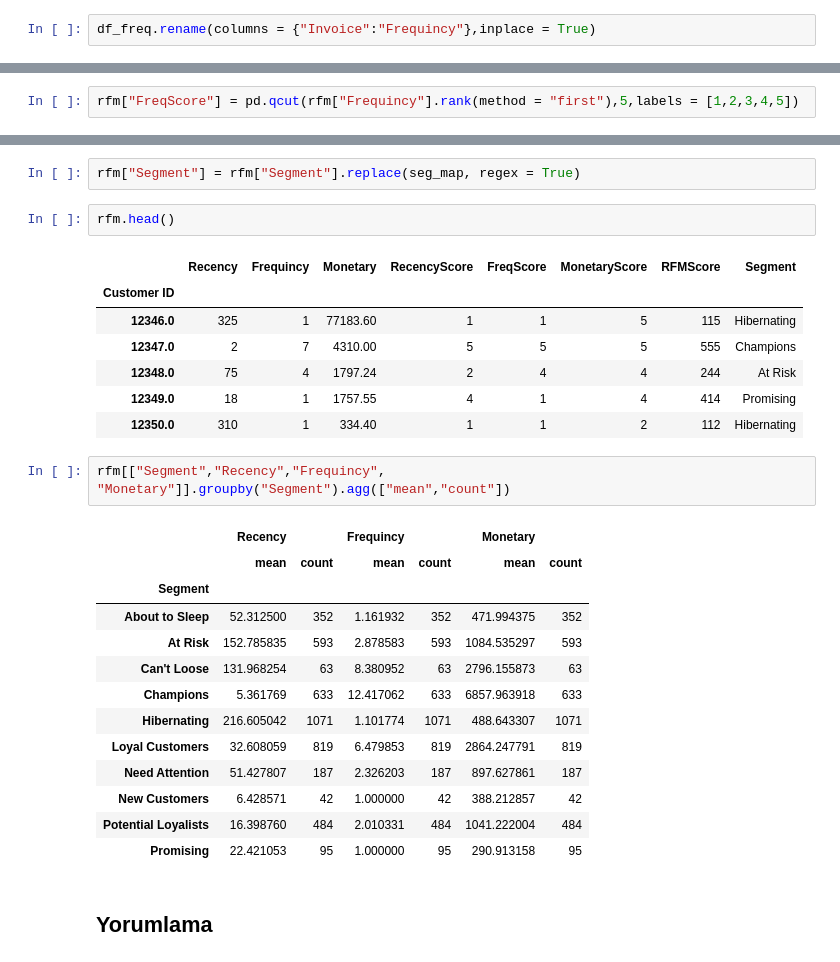
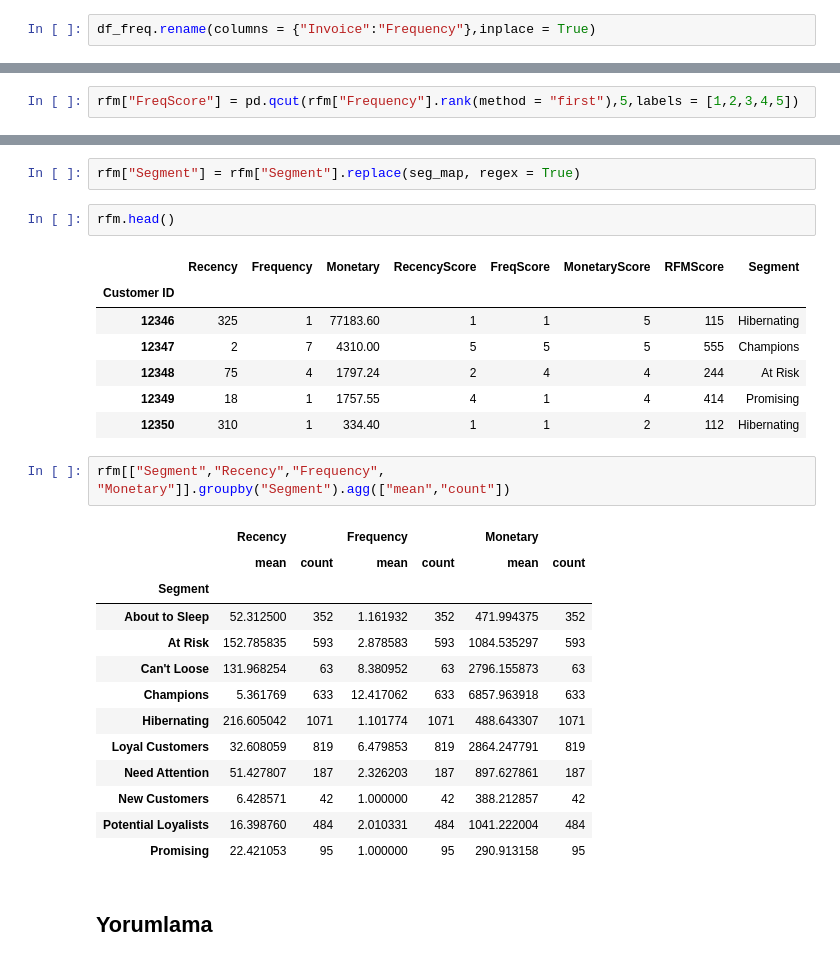
Before and after one commit to emirhan95/RFM, a Jupyter notebook: RFM.ipynb, the cells around one changed output, grey strips where cells are left out. Drawn from its saved outputs; the diff is of its cells as text.

```diff
--- a/RFM.ipynb
+++ b/RFM.ipynb
@@ -232,5 +232,5 @@ df_freq.head()
 # %%
-df_freq.rename(columns = {"Invoice":"Frequincy"},inplace = True)
+df_freq.rename(columns = {"Invoice":"Frequency"},inplace = True)
 # %%
 df_freq.head()
 # %% [output]
@@ -307,5 +307,5 @@ rfm.head()
 # %%
-rfm["FreqScore"] = pd.qcut(rfm["Frequincy"].rank(method = "first"),5,labels = [1,2,3,4,5])
+rfm["FreqScore"] = pd.qcut(rfm["Frequency"].rank(method = "first"),5,labels = [1,2,3,4,5])
 # %%
 rfm.head()
 # %% [output]
@@ -372,17 +372,17 @@ rfm["Segment"] = rfm["Segment"].replace(seg_map, regex = True)
 # %%
 rfm.head()
 # %% [output]
-|  | Recency | Frequincy | Monetary | RecencyScore | FreqScore | MonetaryScore | RFMScore | Segment |
+|  | Recency | Frequency | Monetary | RecencyScore | FreqScore | MonetaryScore | RFMScore | Segment |
 | Customer ID |  |  |  |  |  |  |  |  |
-| 12346.0 | 325 | 1 | 77183.60 | 1 | 1 | 5 | 115 | Hibernating |
-| 12347.0 | 2 | 7 | 4310.00 | 5 | 5 | 5 | 555 | Champions |
-| 12348.0 | 75 | 4 | 1797.24 | 2 | 4 | 4 | 244 | At Risk |
-| 12349.0 | 18 | 1 | 1757.55 | 4 | 1 | 4 | 414 | Promising |
-| 12350.0 | 310 | 1 | 334.40 | 1 | 1 | 2 | 112 | Hibernating |
+| 12346 | 325 | 1 | 77183.60 | 1 | 1 | 5 | 115 | Hibernating |
+| 12347 | 2 | 7 | 4310.00 | 5 | 5 | 5 | 555 | Champions |
+| 12348 | 75 | 4 | 1797.24 | 2 | 4 | 4 | 244 | At Risk |
+| 12349 | 18 | 1 | 1757.55 | 4 | 1 | 4 | 414 | Promising |
+| 12350 | 310 | 1 | 334.40 | 1 | 1 | 2 | 112 | Hibernating |
 # %%
-rfm[["Segment","Recency","Frequincy", "Monetary"]].groupby("Segment").agg(["mean","count"])
+rfm[["Segment","Recency","Frequency", "Monetary"]].groupby("Segment").agg(["mean","count"])
 # %% [output]
-|  | Recency |  | Frequincy |  | Monetary |  |
+|  | Recency |  | Frequency |  | Monetary |  |
 |  | mean | count | mean | count | mean | count |
 | Segment |  |  |  |  |  |  |
 | About to Sleep | 52.312500 | 352 | 1.161932 | 352 | 471.994375 | 352 |
```
Also changed, not shown: parts of 17 cells of this notebook.
